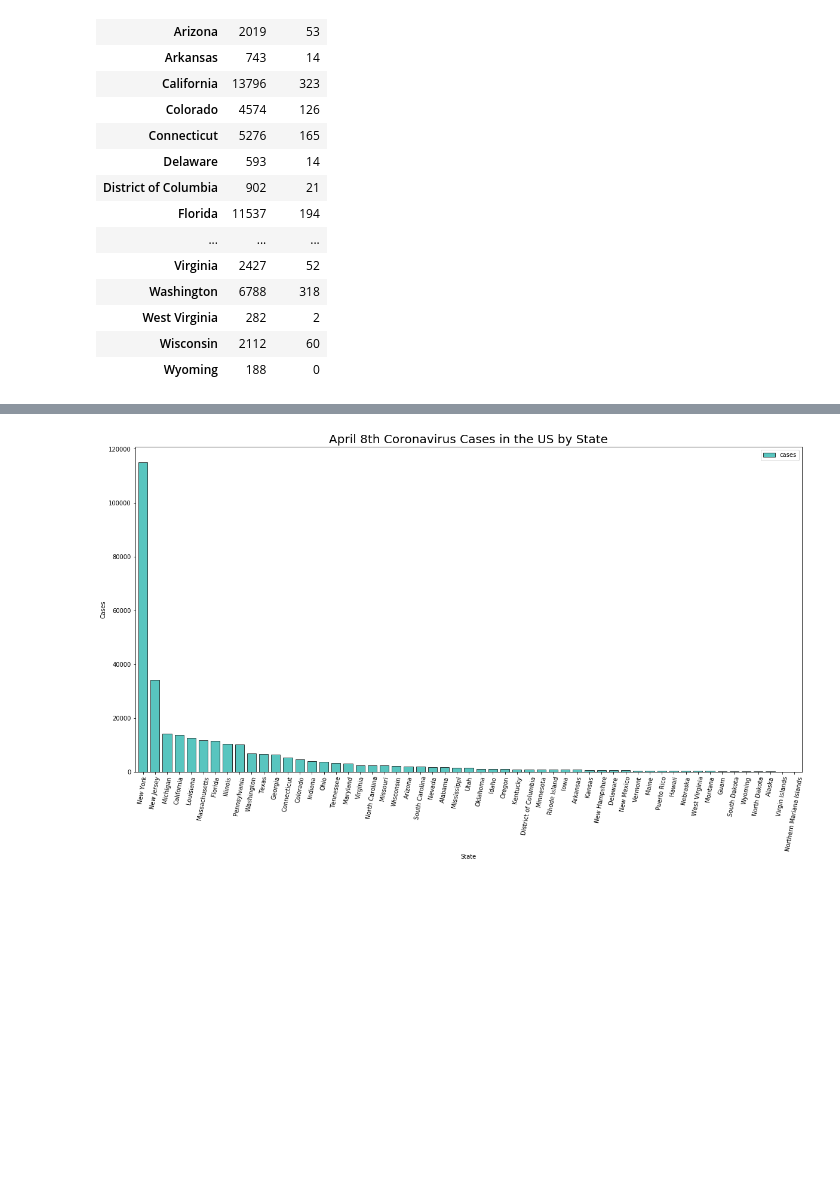
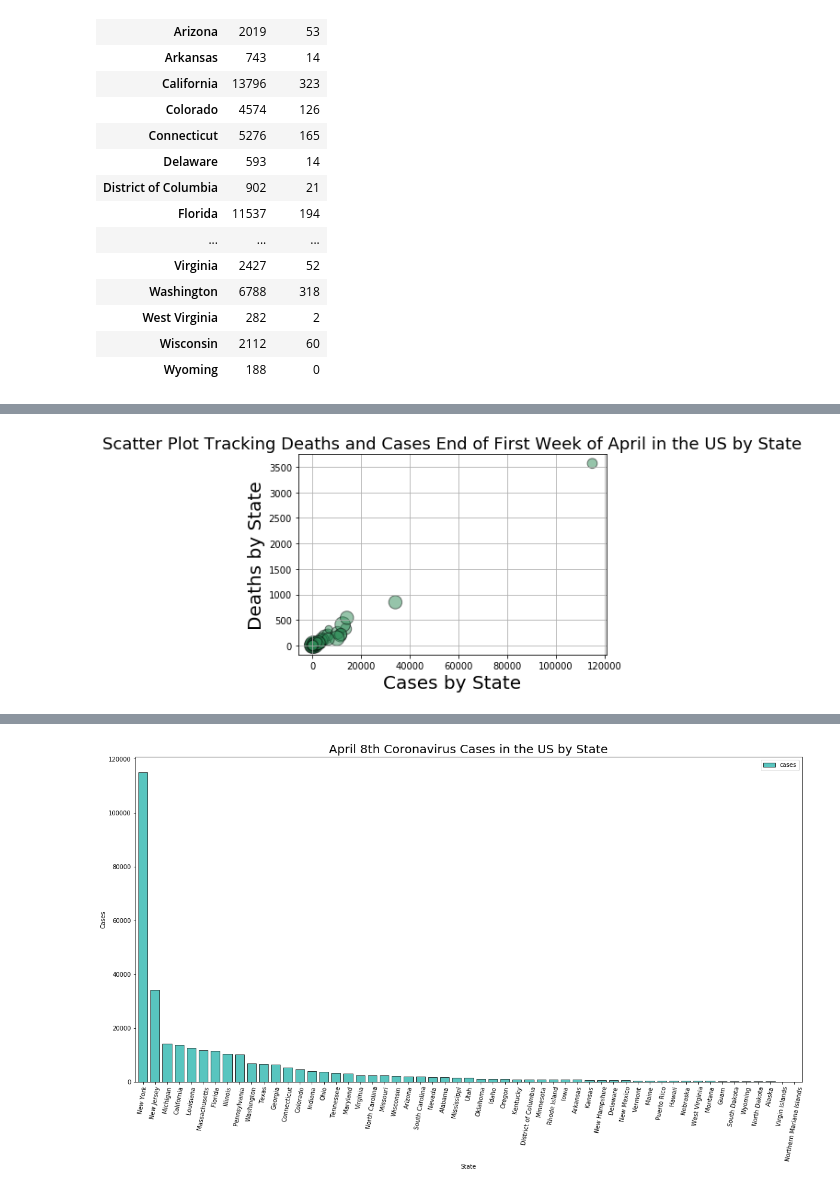
Before and after one commit to irwinmier96/Extra_Side_Projects, a Jupyter notebook: Coronavirus Cases by U.S County 2020/covid_states.ipynb, the cells around one changed output, grey strips where cells are left out. Cells and saved outputs as stored; diff of their text form; code cells hidden in the pictures; blank space fills up the shorter version.

Commit message:
added plot

```diff
--- a/Coronavirus Cases by U.S County 2020/covid_states.ipynb
+++ b/Coronavirus Cases by U.S County 2020/covid_states.ipynb
@@ -51,3 +51,16 @@ april_8th_cases
 | West Virginia | 282 | 2 |
 | Wisconsin | 2112 | 60 |
 | Wyoming | 188 | 0 |
+# %%
+march_28th_cases = pd.DataFrame(data)
+
+march_28th_cases = march_28th_cases[march_28th_cases["date"] == '3/28/2020']
+
+march_28th_cases = march_28th_cases.groupby('state').sum()
+# %%
+size = ((april_8th_cases["cases"] - march_28th_cases["cases"])/march_28th_cases["cases"]) * 100
+
+X = april_8th_cases["cases"]
+Y = april_8th_cases["deaths"]
+
+size
@@ -53,0 +85,13 @@ april_8th_cases
+# %%
+#Scatter plot of the states
+plt.scatter("cases", "deaths", alpha = 0.5, color = 'seagreen', edgecolor = 'black', s=size, data = april_8th_cases)
+
+plt.xlabel("Cases by State", size=20)
+plt.ylabel("Deaths by State", size=20)
+plt.title("Scatter Plot Tracking Deaths and Cases End of First Week of April in the US by State", size=18)
+
+plt.grid()
+
+plt.show()
+# %% [output]
+[figure, added]
```
Also changed, not shown: parts of 8 cells of this notebook, 1 other file.
